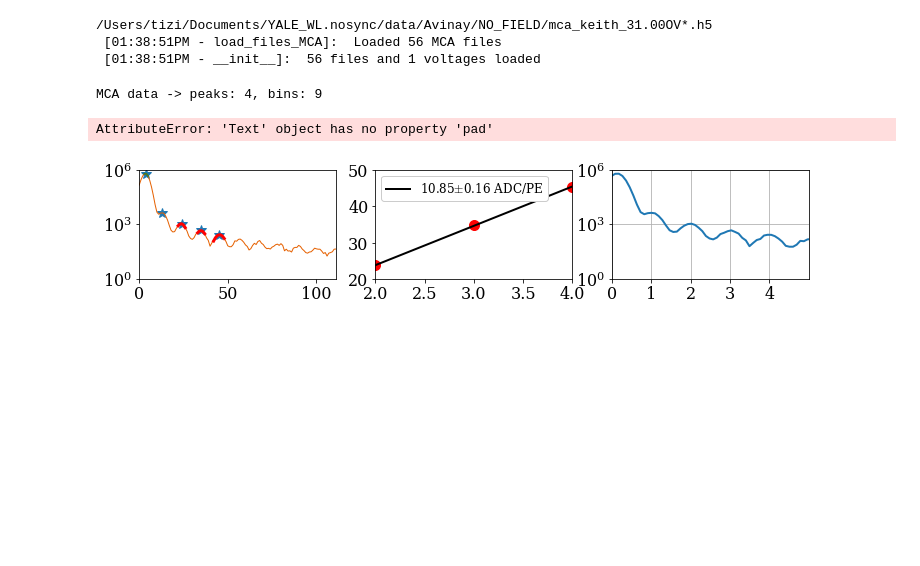
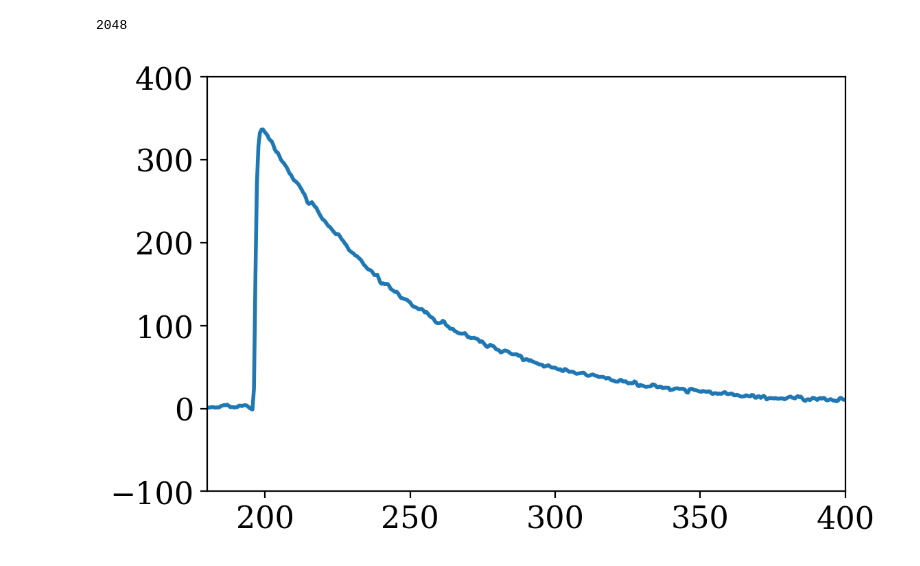
Before and after one commit to Moore-Lab/purity-monitor, a Jupyter notebook: Jupyter/Log/2022-07-26.ipynb, the cells around one changed output. Cells and saved outputs as stored; diff of their text form; code cells hidden in the pictures; blank space fills up the shorter version.

```diff
--- a/Jupyter/Log/2022-07-26.ipynb
+++ b/Jupyter/Log/2022-07-26.ipynb
@@ -14,16 +54,33 @@ path = r'/Users/tizi/Documents/YALE_WL.nosync/data/202206[0-1]*/'
+# %%
+print(len(gat2.SiPM.Ch[0].Time))
+
+time = gat2.SiPM.Ch[0].Time
+wave = gat2.SiPM.Ch[0].Amp[0]
+
+from matplotlib import pyplot as plt
+
+peak_x_ind = np.argmax(wave)
+peak_A = wave[peak_x_ind]
+peak_x = time[peak_x_ind]
+fall_value = (peak_A)*(np.e**-1)
+tau_ind = np.where(wave[peak_x_ind:] < fall_value)[0][0]
+tau_est = np.abs(time[tau_ind] - time[peak_x_ind])
+value_at = wave[peak_x_ind+tau_ind]
+tau_est = time[tau_ind]
+tau_ind_est = int(np.abs(peak_x_ind-tau_ind)/(1/(gat2.SiPM.sampling_freq/1000000)))
+
+plt.plot(time,wave)
+plt.xlim(180,400)
+plt.show()
+print()
+# %% [output]
+2048
+[figure, added]
 # %%
 NO_FIELD = r'/Users/tizi/Documents/YALE_WL.nosync/data/Avinay/NO_FIELD/'
 POS_FIELD = r'/Users/tizi/Documents/YALE_WL.nosync/data/Avinay/POS_FIELD/'
 NEG_FIELD = r'/Users/tizi/Documents/YALE_WL.nosync/data/Avinay/NEG_FIELD/'
 
-gat = Gat(NO_FIELD,'mca_keith',31.00,debug=False,force=True,notify=False,data_type=Gat.MCA)
+#gat = Gat(NO_FIELD,'mca_keith',31.00,debug=False,force=True,notify=False,data_type=Gat.MCA)
-# %% [output]
-/Users/tizi/Documents/YALE_WL.nosync/data/Avinay/NO_FIELD/mca_keith_31.00OV*.h5
- [01:38:51PM - load_files_MCA]:  Loaded 56 MCA files
- [01:38:51PM - __init__]:  56 files and 1 voltages loaded
 # %%
-gat.eval_gain(31.00,total_bins=9,min=4)
+#gat.eval_gain(31.00,total_bins=9,min=4)
-# %% [output]
-MCA data -> peaks: 4, bins: 9
-AttributeError: 'Text' object has no property 'pad'
-[figure, removed]
```
Also changed, not shown: parts of 7 cells of this notebook, 6 other files.
